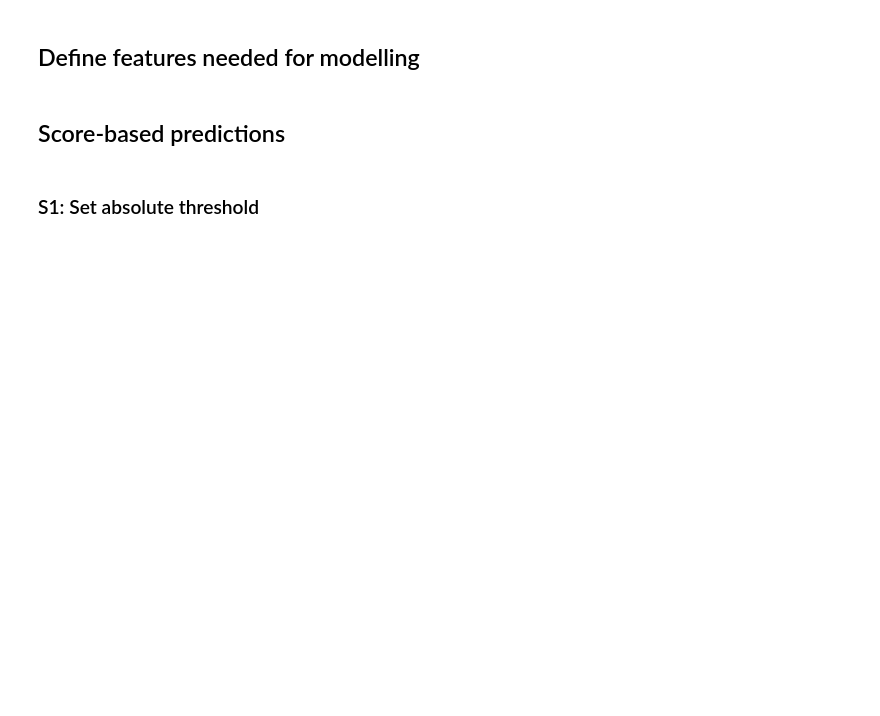
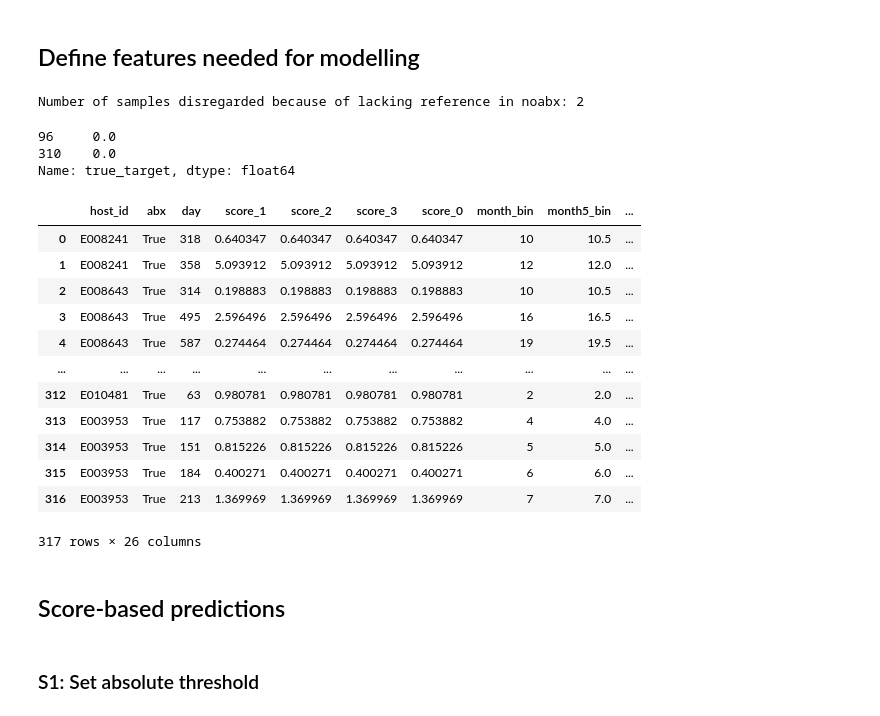
Before and after one commit to MarkusChardonnet/Probabilistic_forecasting_for_Anomaly_Detection, a Jupyter notebook: results/evaluate_predictions.ipynb, the cells around one changed output. Drawn from its saved outputs; the diff is of its cells as text; code cells hidden in the pictures; blank space fills up the shorter version.

```diff
--- a/results/evaluate_predictions.ipynb
+++ b/results/evaluate_predictions.ipynb
@@ -162,9 +182,32 @@ unsupervised_subset = calculate_matched_metric_n_diff(
 
 # * note: 2 negative targets are disregarded in B1 + B2 comparisons because
 # there is no reference in noabx for them
+col_for_diff_to_matched = "Δ matched alpha diversity"
+unsupervised_subset[f"diff_2_matched_{metric}"] = unsupervised_subset[col_for_diff_to_matched]
 unsupervised_subset.loc[
-    unsupervised_subset[f"diff_2_matched_{metric}"].isna(), "true_target"
+    unsupervised_subset[col_for_diff_to_matched].isna(), "true_target"
 ]
+# %% [output]
+Number of samples disregarded because of lacking reference in noabx: 2
+96     0.0
+310    0.0
+Name: true_target, dtype: float64
+# %%
+unsupervised_subset
+# %% [output]
+|  | host_id | abx | day | score_1 | score_2 | score_3 | score_0 | month_bin | month5_bin | ... |
+| 0 | E008241 | True | 318 | 0.640347 | 0.640347 | 0.640347 | 0.640347 | 10 | 10.5 | ... |
+| 1 | E008241 | True | 358 | 5.093912 | 5.093912 | 5.093912 | 5.093912 | 12 | 12.0 | ... |
+| 2 | E008643 | True | 314 | 0.198883 | 0.198883 | 0.198883 | 0.198883 | 10 | 10.5 | ... |
+| 3 | E008643 | True | 495 | 2.596496 | 2.596496 | 2.596496 | 2.596496 | 16 | 16.5 | ... |
+| 4 | E008643 | True | 587 | 0.274464 | 0.274464 | 0.274464 | 0.274464 | 19 | 19.5 | ... |
+| ... | ... | ... | ... | ... | ... | ... | ... | ... | ... | ... |
+| 312 | E010481 | True | 63 | 0.980781 | 0.980781 | 0.980781 | 0.980781 | 2 | 2.0 | ... |
+| 313 | E003953 | True | 117 | 0.753882 | 0.753882 | 0.753882 | 0.753882 | 4 | 4.0 | ... |
+| 314 | E003953 | True | 151 | 0.815226 | 0.815226 | 0.815226 | 0.815226 | 5 | 5.0 | ... |
+| 315 | E003953 | True | 184 | 0.400271 | 0.400271 | 0.400271 | 0.400271 | 6 | 6.0 | ... |
+| 316 | E003953 | True | 213 | 1.369969 | 1.369969 | 1.369969 | 1.369969 | 7 | 7.0 | ... |
+317 rows × 26 columns
 # %%
 # get relative increase in metrics from one step to the next and time
 # duration between scores
```
Also changed, not shown: parts of 13 cells of this notebook, 4 other files.
